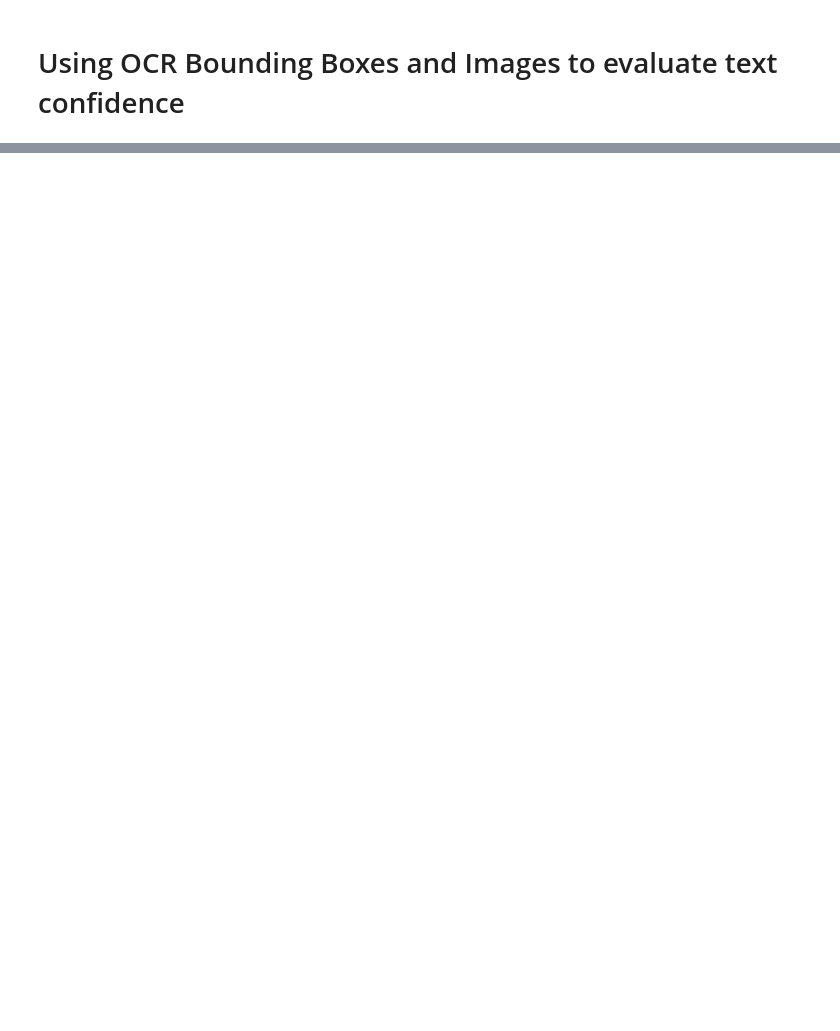
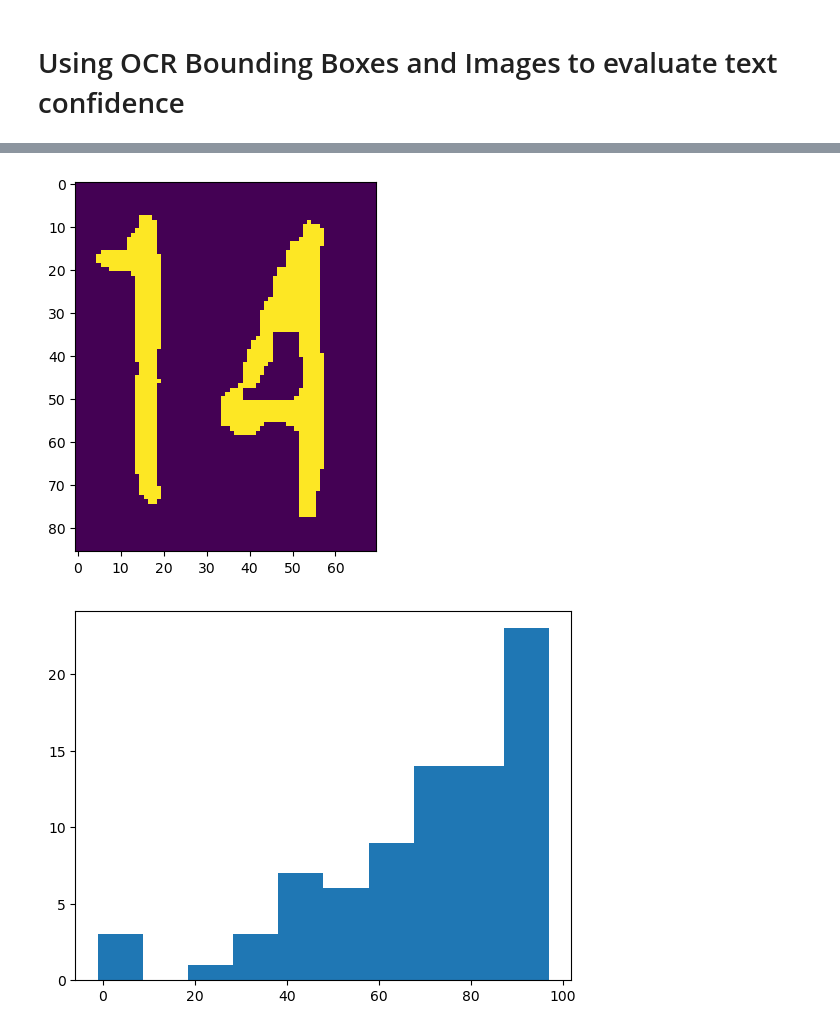
Before and after one commit to TopazFist/BillDatathon2023, a Jupyter notebook: ocr_cv.ipynb, the cells around one changed output, grey strips where cells are left out. Saved outputs shown, nothing was run; the diff lists cells and outputs as text; code cells hidden in the pictures; blank space fills up the shorter version.

```diff
--- a/ocr_cv.ipynb
+++ b/ocr_cv.ipynb
@@ -62,0 +59,12 @@ text
+# %%
+res = []
+for row in imgdata.iterrows():
+    if int(row[1]['BB1']) < int(row[1]['BB3']) and int(row[1]['BB2']) < int(row[1]['BB6']):
+        slc = img[int(row[1]['BB2']):int(row[1]['BB6'])+1, int(row[1]['BB1']):int(row[1]['BB3'])+1]
+        res.append(clarity(slc))
+fig, ax = plt.subplots(1,1)
+plt.hist(res)
+plt.show()
+# %% [output]
+[figure, added]
+[figure, added]
```
Also changed, not shown: parts of 3 cells of this notebook.
